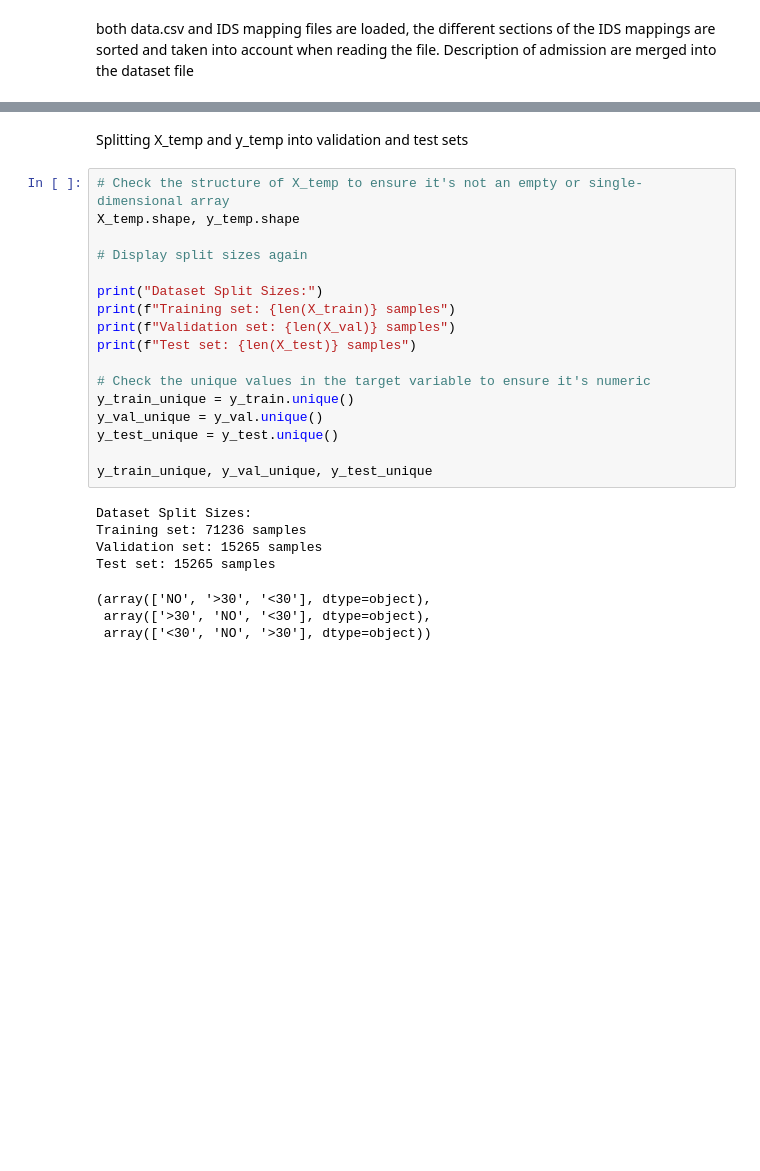
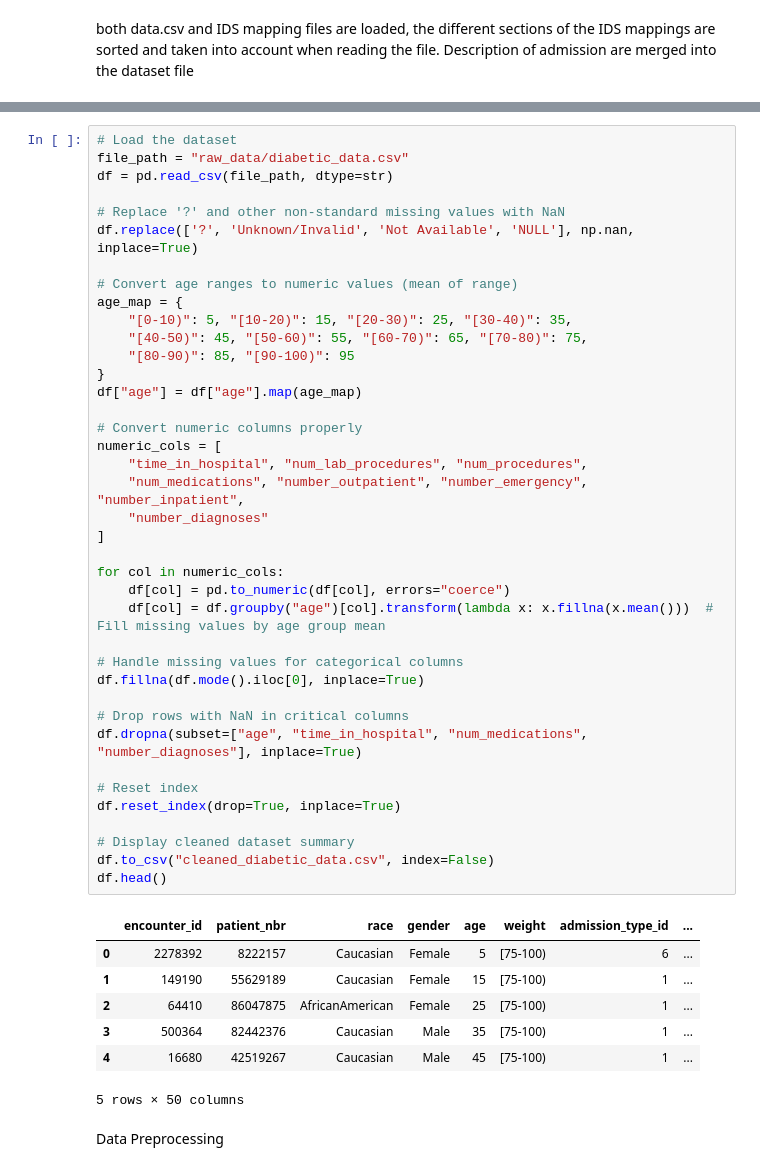
Before and after one commit to AlaaGhalib/Lab3_ML, a Jupyter notebook: AlaaAbdulrazzaq_Abdulrazzaq_lab3.ipynb, the cells around one changed output, grey strips where cells are left out. Drawn from its saved outputs; the diff is of its cells as text; blank space fills up the shorter version.

```diff
--- a/AlaaAbdulrazzaq_Abdulrazzaq_lab3.ipynb
+++ b/AlaaAbdulrazzaq_Abdulrazzaq_lab3.ipynb
@@ -215,27 +71,49 @@ df_splits = pd.DataFrame(split_sizes.items(), columns=["Dataset", "Number of Sam
-# %% [markdown]
-Splitting X_temp and y_temp into validation and test sets
-# %%
-# Check the structure of X_temp to ensure it's not an empty or single-dimensional array
-X_temp.shape, y_temp.shape
-
-# Display split sizes again
-
-print("Dataset Split Sizes:")
-print(f"Training set: {len(X_train)} samples")
-print(f"Validation set: {len(X_val)} samples")
-print(f"Test set: {len(X_test)} samples")
-
-# Check the unique values in the target variable to ensure it's numeric
-y_train_unique = y_train.unique()
-y_val_unique = y_val.unique()
-y_test_unique = y_test.unique()
-
-y_train_unique, y_val_unique, y_test_unique
-# %% [output]
-Dataset Split Sizes:
-Training set: 71236 samples
-Validation set: 15265 samples
-Test set: 15265 samples
-(array(['NO', '>30', '<30'], dtype=object),
- array(['>30', 'NO', '<30'], dtype=object),
- array(['<30', 'NO', '>30'], dtype=object))
+# %%
+# Load the dataset
+file_path = "raw_data/diabetic_data.csv"
+df = pd.read_csv(file_path, dtype=str)
+
+# Replace '?' and other non-standard missing values with NaN
+df.replace(['?', 'Unknown/Invalid', 'Not Available', 'NULL'], np.nan, inplace=True)
+
+# Convert age ranges to numeric values (mean of range)
+age_map = {
+    "[0-10)": 5, "[10-20)": 15, "[20-30)": 25, "[30-40)": 35,
+    "[40-50)": 45, "[50-60)": 55, "[60-70)": 65, "[70-80)": 75,
+    "[80-90)": 85, "[90-100)": 95
+}
+df["age"] = df["age"].map(age_map)
+
+# Convert numeric columns properly
+numeric_cols = [
+    "time_in_hospital", "num_lab_procedures", "num_procedures",
+    "num_medications", "number_outpatient", "number_emergency", "number_inpatient",
+    "number_diagnoses"
+]
+
+for col in numeric_cols:
+    df[col] = pd.to_numeric(df[col], errors="coerce")
+    df[col] = df.groupby("age")[col].transform(lambda x: x.fillna(x.mean()))  # Fill missing values by age group mean
+
+# Handle missing values for categorical columns
+df.fillna(df.mode().iloc[0], inplace=True)
+
+# Drop rows with NaN in critical columns
+df.dropna(subset=["age", "time_in_hospital", "num_medications", "number_diagnoses"], inplace=True)
+
+# Reset index
+df.reset_index(drop=True, inplace=True)
+
+# Display cleaned dataset summary
+df.to_csv("cleaned_diabetic_data.csv", index=False)
+df.head()
+# %% [output]
+|  | encounter_id | patient_nbr | race | gender | age | weight | admission_type_id | ... |
+| 0 | 2278392 | 8222157 | Caucasian | Female | 5 | [75-100) | 6 | ... |
+| 1 | 149190 | 55629189 | Caucasian | Female | 15 | [75-100) | 1 | ... |
+| 2 | 64410 | 86047875 | AfricanAmerican | Female | 25 | [75-100) | 1 | ... |
+| 3 | 500364 | 82442376 | Caucasian | Male | 35 | [75-100) | 1 | ... |
+| 4 | 16680 | 42519267 | Caucasian | Male | 45 | [75-100) | 1 | ... |
+5 rows × 50 columns
+# %% [markdown]
+Data Preprocessing
```
Also changed, not shown: parts of 18 cells of this notebook, 3 other files.
